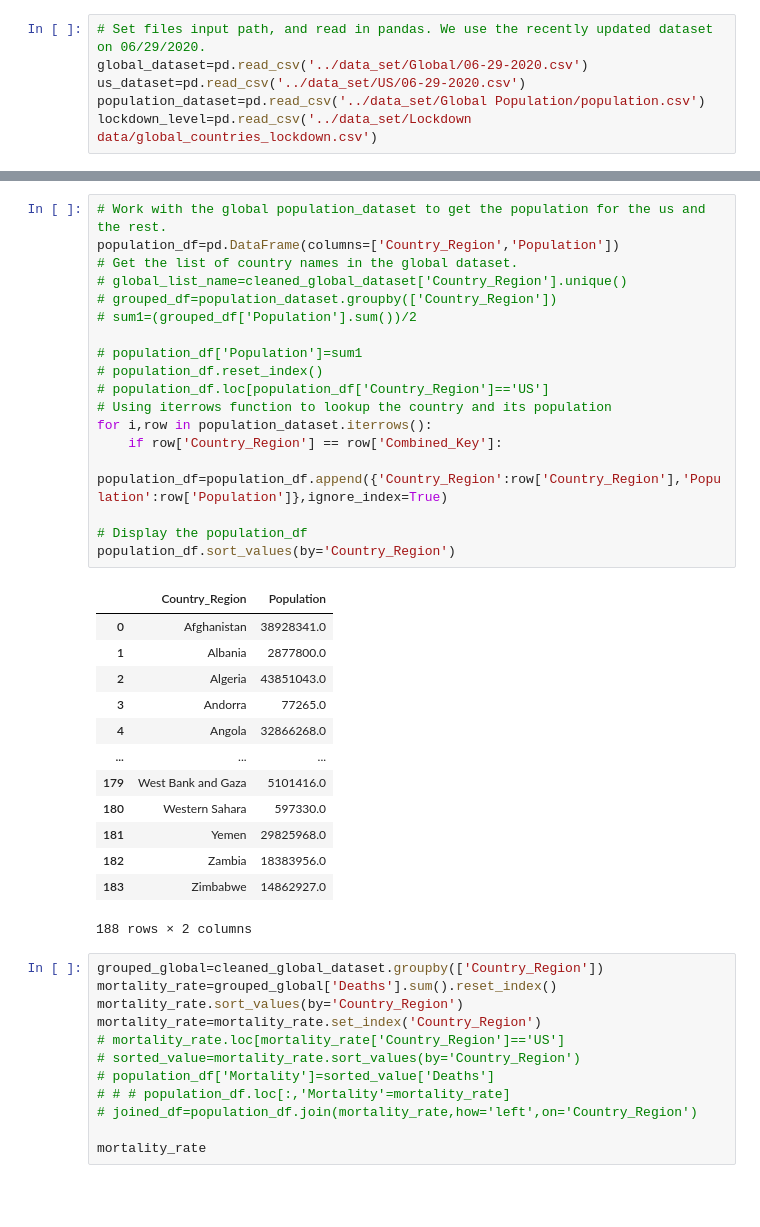
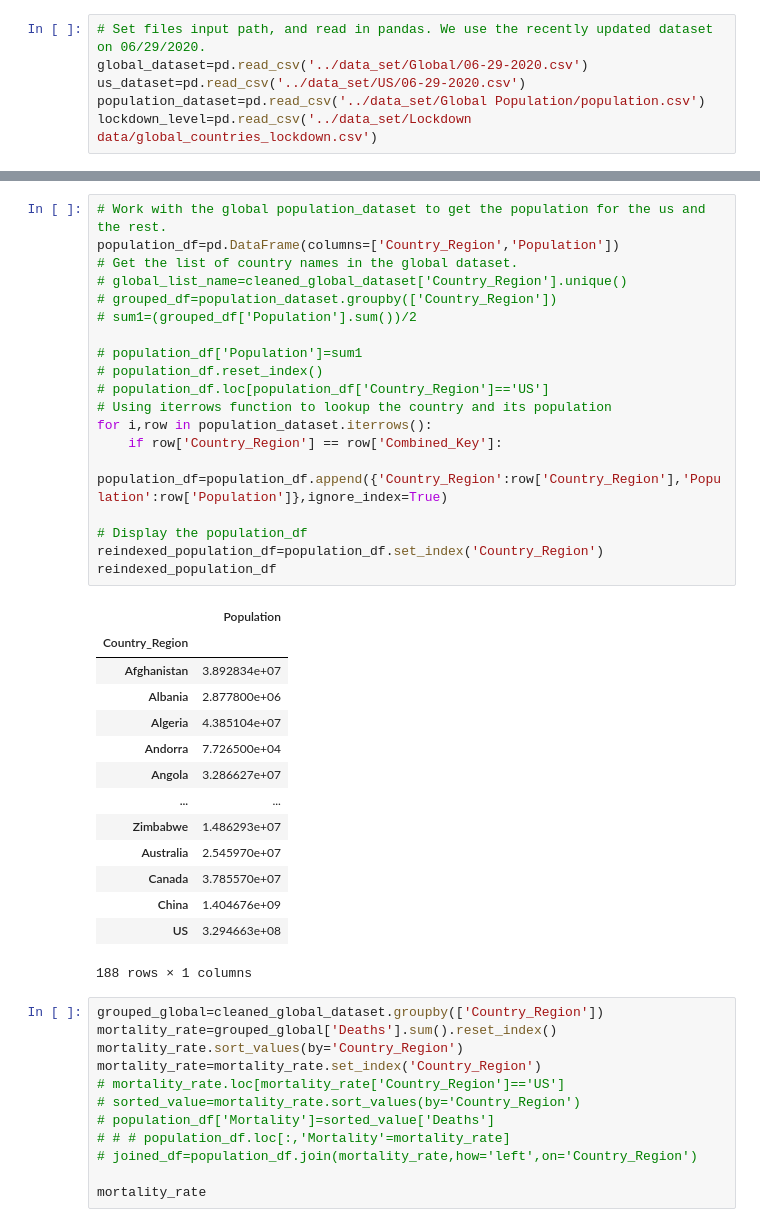
Before and after one commit to phuphan626/Group-4-Project-1, a Jupyter notebook: analysis/Covid-19-analysis.ipynb, the cells around one changed output, grey strips where cells are left out. Saved outputs shown, nothing was run; the diff lists cells and outputs as text; blank space fills up the shorter version.

```diff
--- a/analysis/Covid-19-analysis.ipynb
+++ b/analysis/Covid-19-analysis.ipynb
@@ -118,35 +132,37 @@ cleaned_global_dataset.head()
 # %%
 # Work with the global population_dataset to get the population for the us and the rest.
 population_df=pd.DataFrame(columns=['Country_Region','Population'])
 # Get the list of country names in the global dataset.
 # global_list_name=cleaned_global_dataset['Country_Region'].unique()
 # grouped_df=population_dataset.groupby(['Country_Region'])
 # sum1=(grouped_df['Population'].sum())/2
 
 # population_df['Population']=sum1
 # population_df.reset_index()
 # population_df.loc[population_df['Country_Region']=='US']
 # Using iterrows function to lookup the country and its population
 for i,row in population_dataset.iterrows():
     if row['Country_Region'] == row['Combined_Key']:
         population_df=population_df.append({'Country_Region':row['Country_Region'],'Population':row['Population']},ignore_index=True)
 
 # Display the population_df
-population_df.sort_values(by='Country_Region')
+reindexed_population_df=population_df.set_index('Country_Region')
+reindexed_population_df
 # %% [output]
-|  | Country_Region | Population |
-| 0 | Afghanistan | 38928341.0 |
-| 1 | Albania | 2877800.0 |
-| 2 | Algeria | 43851043.0 |
-| 3 | Andorra | 77265.0 |
-| 4 | Angola | 32866268.0 |
-| ... | ... | ... |
-| 179 | West Bank and Gaza | 5101416.0 |
-| 180 | Western Sahara | 597330.0 |
-| 181 | Yemen | 29825968.0 |
-| 182 | Zambia | 18383956.0 |
-| 183 | Zimbabwe | 14862927.0 |
+|  | Population |
+| Country_Region |  |
+| Afghanistan | 3.892834e+07 |
+| Albania | 2.877800e+06 |
+| Algeria | 4.385104e+07 |
+| Andorra | 7.726500e+04 |
+| Angola | 3.286627e+07 |
+| ... | ... |
+| Zimbabwe | 1.486293e+07 |
+| Australia | 2.545970e+07 |
+| Canada | 3.785570e+07 |
+| China | 1.404676e+09 |
+| US | 3.294663e+08 |
-188 rows × 2 columns
+188 rows × 1 columns
 # %%
 grouped_global=cleaned_global_dataset.groupby(['Country_Region'])
 mortality_rate=grouped_global['Deaths'].sum().reset_index()
```
Also changed, not shown: parts of 8 cells of this notebook.
